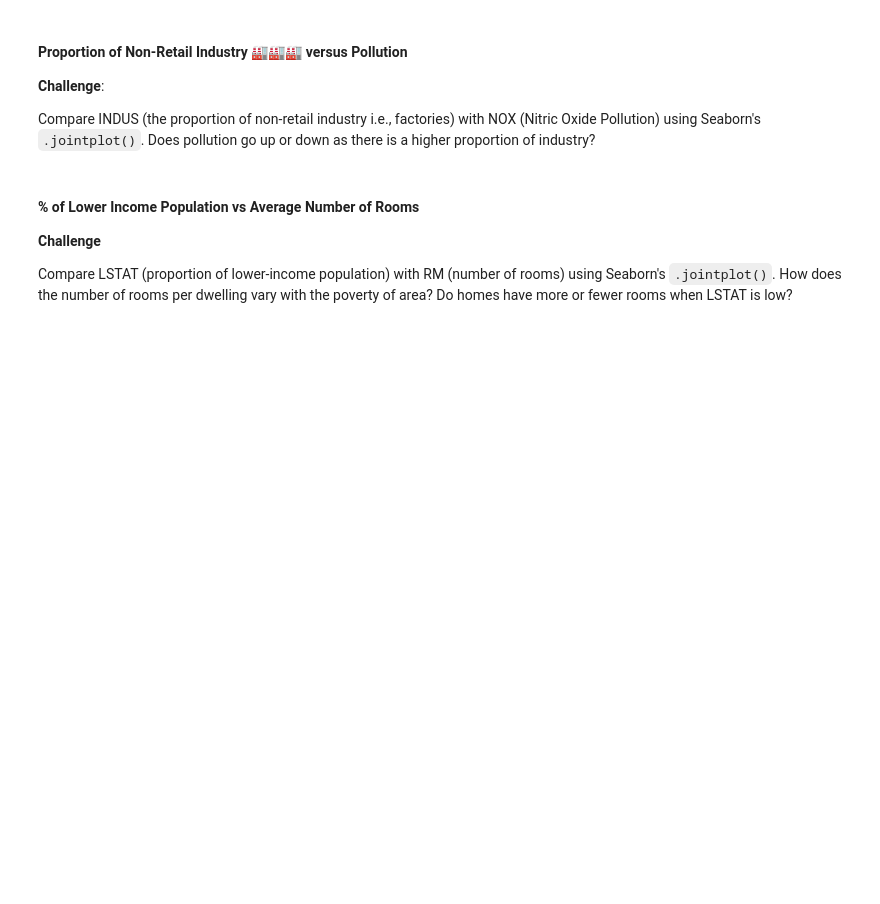
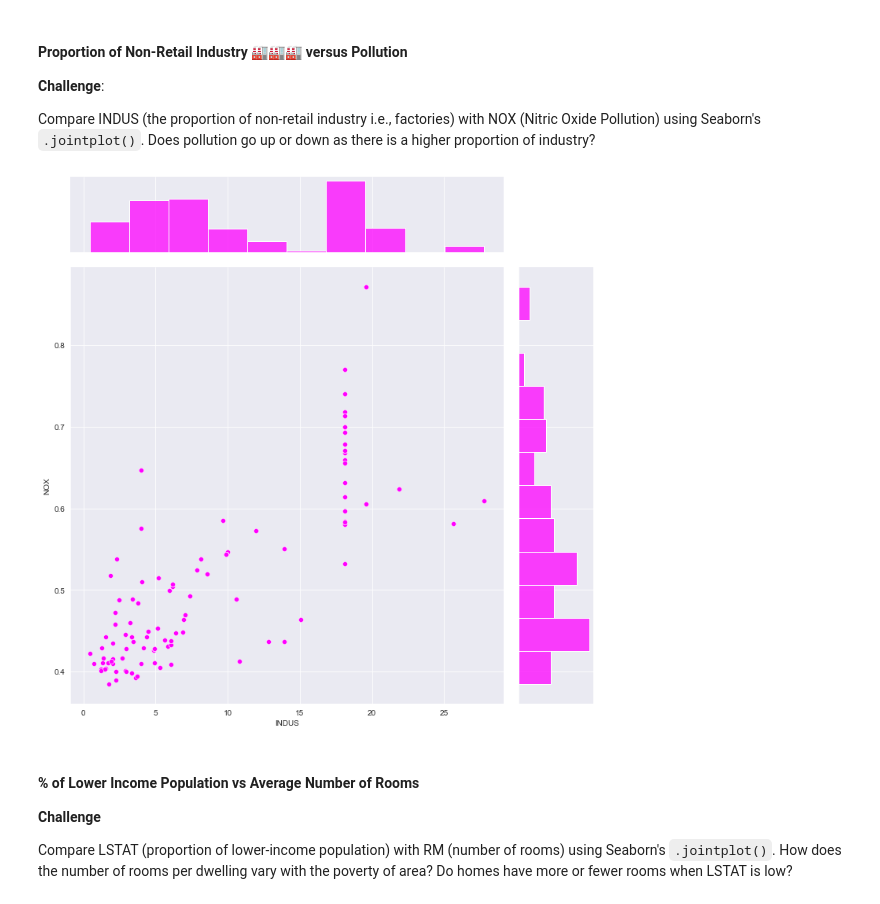
Before and after one commit to krook98/Multivariable_Resgression_And_Valuation_Model, a Jupyter notebook: Multivariable_Regression_and_Valuation_Model_(start).ipynb, the cells around one changed output. Drawn from its saved outputs; the diff is of its cells as text; code cells hidden in the pictures; blank space fills up the shorter version.

```diff
--- a/Multivariable_Regression_and_Valuation_Model_(start).ipynb
+++ b/Multivariable_Regression_and_Valuation_Model_(start).ipynb
@@ -301,6 +317,17 @@ Compare DIS (Distance from employment) with NOX (Nitric Oxide Pollution) using S
 **Challenge**:
 
 Compare INDUS (the proportion of non-retail industry i.e., factories) with NOX (Nitric Oxide Pollution) using Seaborn's `.jointplot()`. Does pollution go up or down as there is a higher proportion of industry?
+# %%
+sns.jointplot(
+    x=data.INDUS,
+    y=data.NOX,
+    color='magenta',
+    height=10
+)
+
+plt.show()
+# %% [output]
+[figure, added]
 # %% [markdown]
 #### % of Lower Income Population vs Average Number of Rooms
 
```
Also changed, not shown: parts of 6 cells of this notebook.
